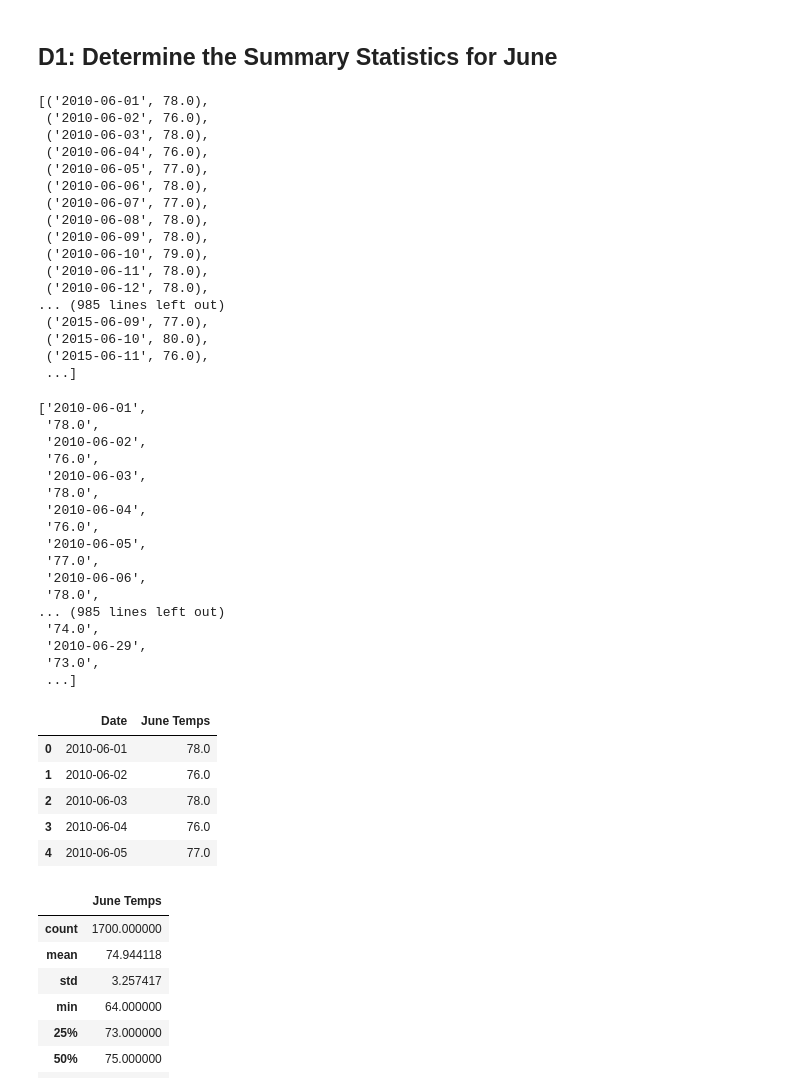
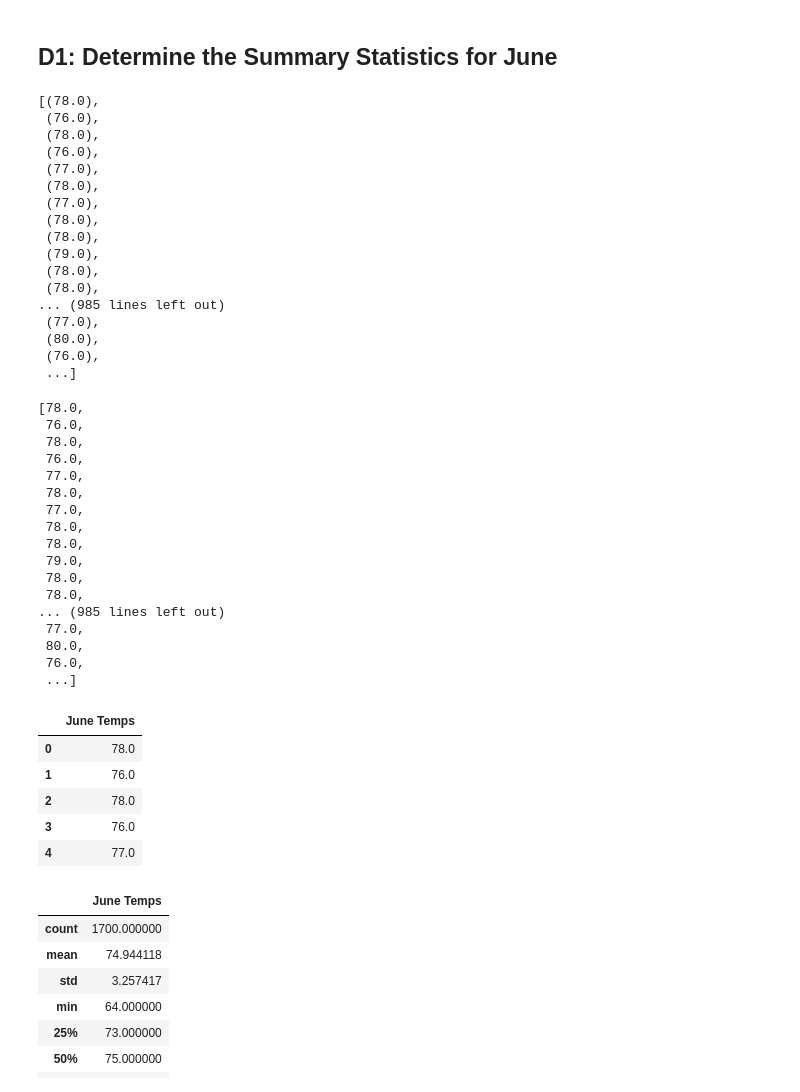
Before and after one commit to yazhcodes/surfs_up, a Jupyter notebook: Challenge/SurfsUp_Challenge.ipynb, the cells around one changed output. Saved outputs shown, nothing was run; the diff lists cells and outputs as text; code cells hidden in the pictures.

```diff
--- a/Challenge/SurfsUp_Challenge.ipynb
+++ b/Challenge/SurfsUp_Challenge.ipynb
@@ -30,62 +30,64 @@ from sqlalchemy import extract
 
 # 2. Write a query that filters the Measurement table to retrieve the temperatures for the month of June.
 june_result = session\
-                    .query(Measurement.date,Measurement.tobs)\
+                    .query(Measurement.tobs)\
                     .filter(func.extract("month",Measurement.date) == 6)\
                     .all()
 june_result
 # %% [output]
-[('2010-06-01', 78.0),
- ('2010-06-02', 76.0),
- ('2010-06-03', 78.0),
- ('2010-06-04', 76.0),
- ('2010-06-05', 77.0),
- ('2010-06-06', 78.0),
- ('2010-06-07', 77.0),
- ('2010-06-08', 78.0),
- ('2010-06-09', 78.0),
- ('2010-06-10', 79.0),
- ('2010-06-11', 78.0),
- ('2010-06-12', 78.0),
+[(78.0),
+ (76.0),
+ (78.0),
+ (76.0),
+ (77.0),
+ (78.0),
+ (77.0),
+ (78.0),
+ (78.0),
+ (79.0),
+ (78.0),
+ (78.0),
 ... (985 lines left out)
- ('2015-06-09', 77.0),
- ('2015-06-10', 80.0),
- ('2015-06-11', 76.0),
+ (77.0),
+ (80.0),
+ (76.0),
  ...]
 # %%
 #  3. Convert the June temperatures to a list.
 june_temps = list(np.ravel(june_result))
+# june_temps = [j for i in june_result for j in i] # alternate method to disintegrate a list of tuples into a list.
 june_temps
 # %% [output]
-['2010-06-01',
- '78.0',
- '2010-06-02',
- '76.0',
- '2010-06-03',
- '78.0',
- '2010-06-04',
- '76.0',
- '2010-06-05',
- '77.0',
- '2010-06-06',
- '78.0',
+[78.0,
+ 76.0,
+ 78.0,
+ 76.0,
+ 77.0,
+ 78.0,
+ 77.0,
+ 78.0,
+ 78.0,
+ 79.0,
+ 78.0,
+ 78.0,
 ... (985 lines left out)
- '74.0',
- '2010-06-29',
- '73.0',
+ 77.0,
+ 80.0,
+ 76.0,
  ...]
 # %%
 # 4. Create a DataFrame from the list of temperatures for the month of June.
-# Creating DataFrame using Query Result(june_result) instead of the List(june_temps) from Step 3 as it produces an incorrect DataFrame
-june_temps_df = pd.DataFrame(june_result,columns=['Date','June Temps'])
+# Creating DataFrame using Query Result(june_result) instead of the List(june_temps)
+# from Step 3 as it produces an incorrect DataFrame
+june_temps_df = pd.DataFrame(june_result,columns=['June Temps'])
 june_temps_df.head()
 # %% [output]
-|  | Date | June Temps |
-| 0 | 2010-06-01 | 78.0 |
-| 1 | 2010-06-02 | 76.0 |
-| 2 | 2010-06-03 | 78.0 |
-| 3 | 2010-06-04 | 76.0 |
-| 4 | 2010-06-05 | 77.0 |
+|  | June Temps |
+| 0 | 78.0 |
+| 1 | 76.0 |
+| 2 | 78.0 |
+| 3 | 76.0 |
+| 4 | 77.0 |
 # %%
 # 5. Calculate and print out the summary statistics for the June temperature DataFrame.
 june_temps_df.describe()
```
Also changed, not shown: parts of 12 cells of this notebook, 5 other files.
